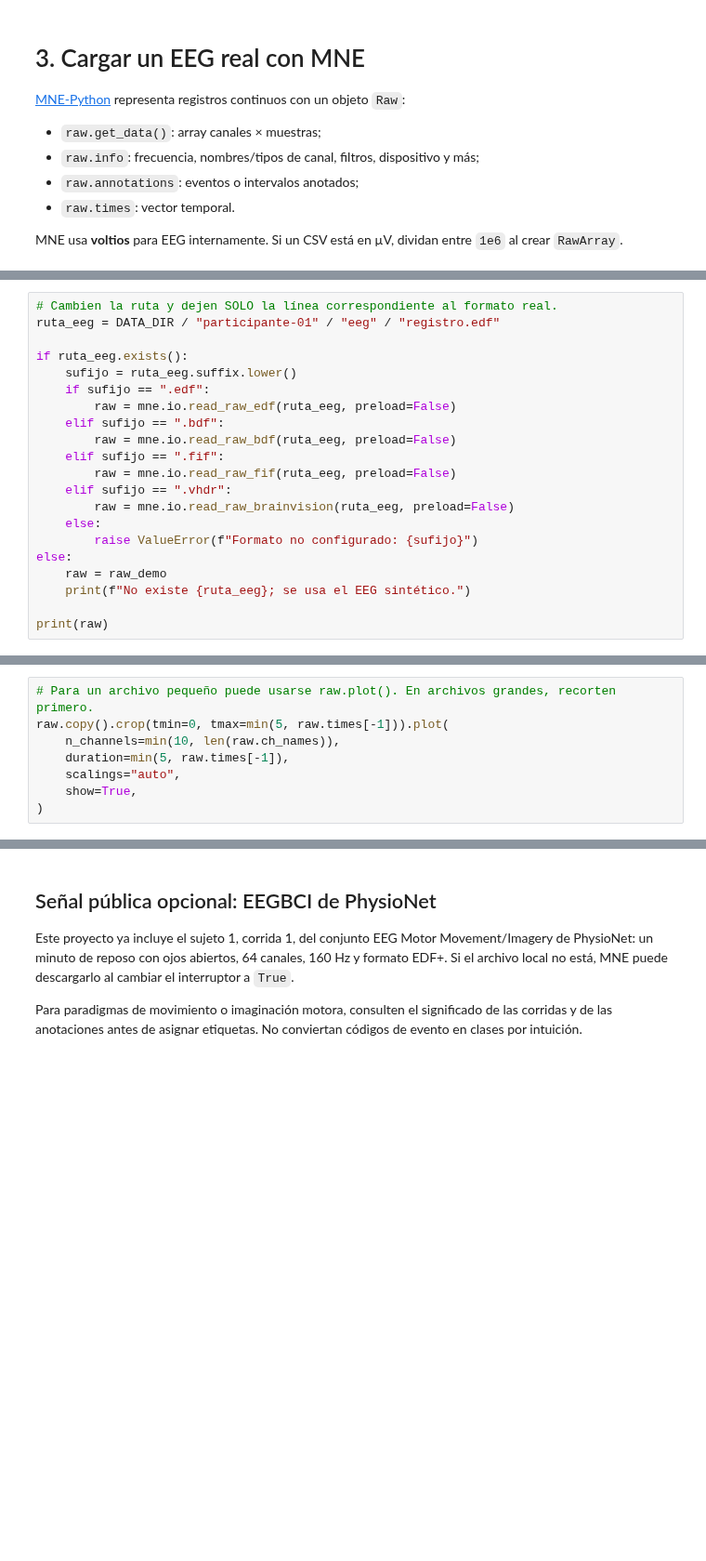
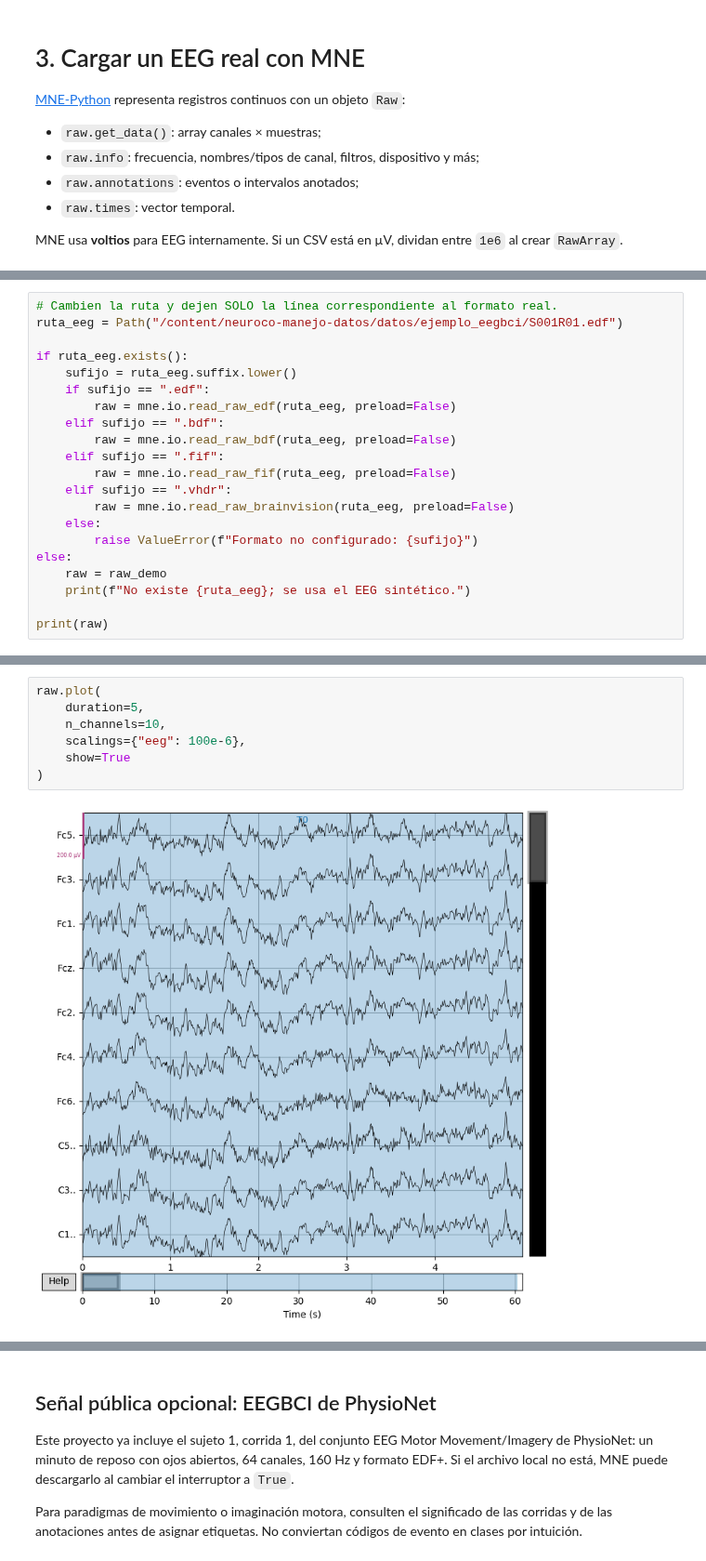
Before and after one commit to LuisaTaho/neuroco-manejo-datos, a Jupyter notebook: NeuroCo_EEG_DICOM_NIfTI.ipynb, the cells around one changed output, grey strips where cells are left out. Shown at 93% size. Cells and saved outputs as stored; diff of their text form; blank space fills up the shorter version.

Commit message:
fix: arreglo de plots raw EEG

```diff
--- a/NeuroCo_EEG_DICOM_NIfTI.ipynb
+++ b/NeuroCo_EEG_DICOM_NIfTI.ipynb
@@ -276,6 +359,6 @@ print("Duración:", raw_demo.times[-1], "s")
 # %%
 # Cambien la ruta y dejen SOLO la línea correspondiente al formato real.
-ruta_eeg = DATA_DIR / "participante-01" / "eeg" / "registro.edf"
+ruta_eeg = Path("/content/neuroco-manejo-datos/datos/ejemplo_eegbci/S001R01.edf")
 
 if ruta_eeg.exists():
     sufijo = ruta_eeg.suffix.lower()
@@ -310,8 +406,9 @@ datos_eeg = auditar_raw(raw)
-# %%
-# Para un archivo pequeño puede usarse raw.plot(). En archivos grandes, recorten primero.
-raw.copy().crop(tmin=0, tmax=min(5, raw.times[-1])).plot(
-    n_channels=min(10, len(raw.ch_names)),
-    duration=min(5, raw.times[-1]),
-    scalings="auto",
-    show=True,
-)
+# %%
+raw.plot(
+    duration=5,
+    n_channels=10,
+    scalings={"eeg": 100e-6},
+    show=True
+)
+# %% [output]
+[figure, added]
```
Also changed, not shown: parts of 28 cells of this notebook.
